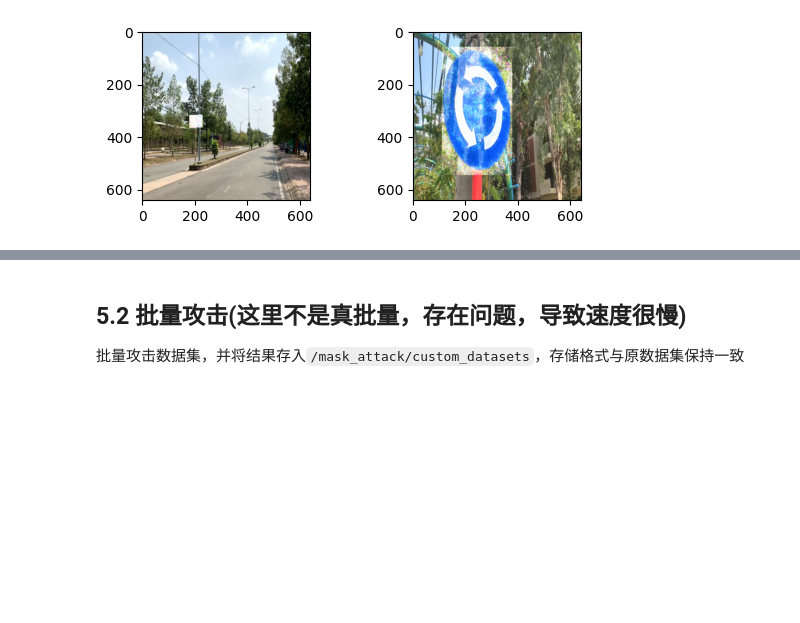
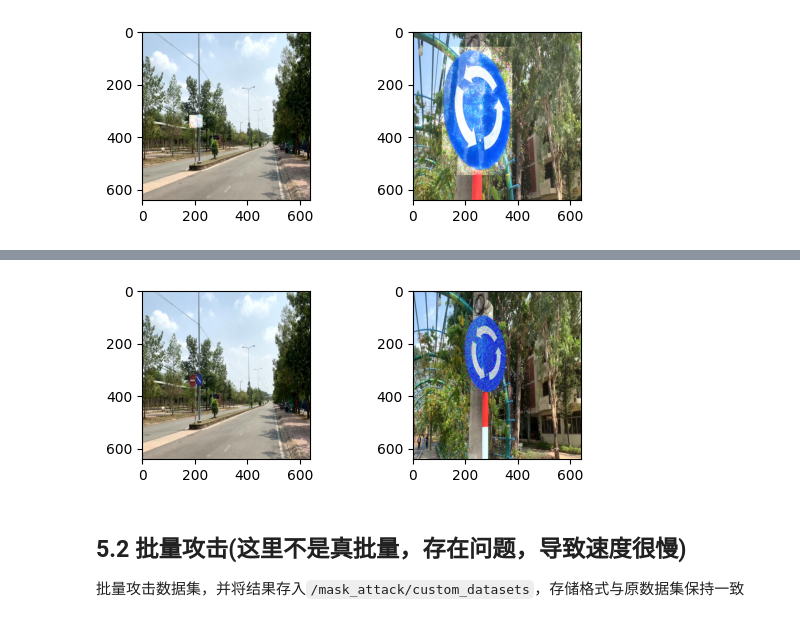
Before and after one commit to BlkMagicX/DyFilterAttack, a Jupyter notebook: mask-attack/yolov8-mask-attack.ipynb, the cells around one changed output, grey strips where cells are left out. Drawn from its saved outputs; the diff is of its cells as text; code cells hidden in the pictures; blank space fills up the shorter version.

```diff
--- a/mask-attack/yolov8-mask-attack.ipynb
+++ b/mask-attack/yolov8-mask-attack.ipynb
@@ -726,8 +728,10 @@ KeyboardInterrupt:
 # %%
-perturbed_1 = attacker.masked_pgd(img_1, epsilon=10, alpha=0.1, num_iter=10, mask=mask_1)
-perturbed_2 = attacker.masked_pgd(img_2, epsilon=10, alpha=0.1, num_iter=10, mask=mask_2)
+perturbed_1 = attacker.masked_pgd(img_1, epsilon=0.3, alpha=0.1, num_iter=10, mask=mask_1)
+perturbed_2 = attacker.masked_pgd(img_2, epsilon=0.3, alpha=0.1, num_iter=10, mask=mask_2)
 plt.subplot(221)
 plt.imshow(perturbed_1.permute(1, 2, 0).detach().numpy())
 plt.subplot(222)
 plt.imshow(perturbed_2.permute(1, 2, 0).detach().numpy())
 plt.show()
+# %% [output]
+[figure, added]
```
Also changed, not shown: parts of 8 cells of this notebook, 9 other files.
